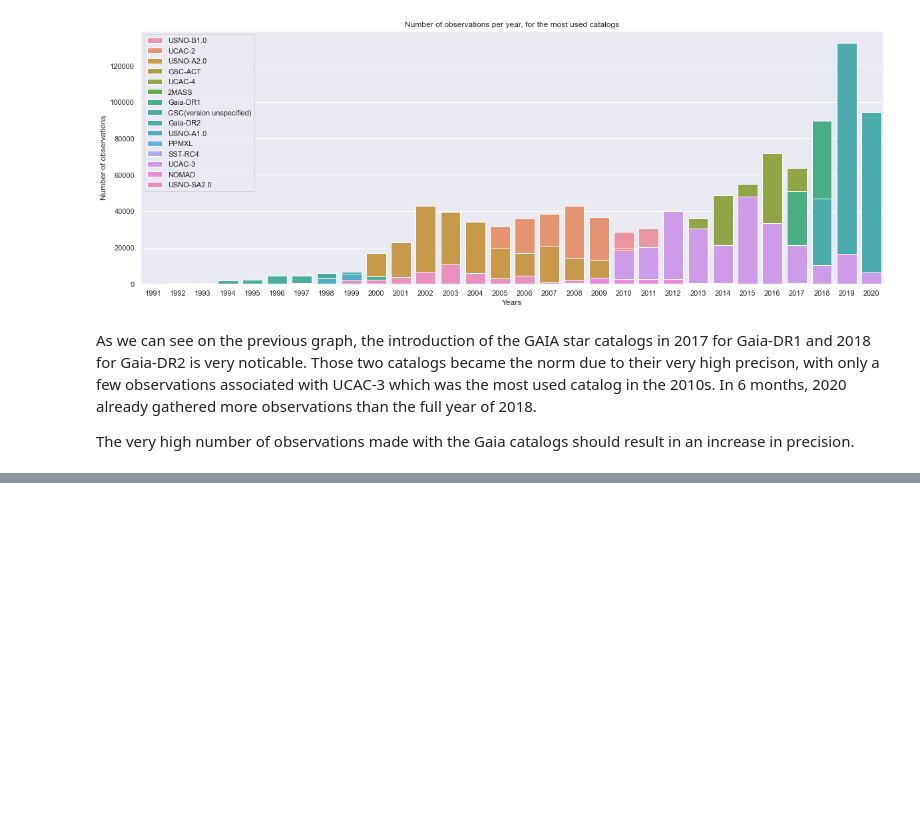
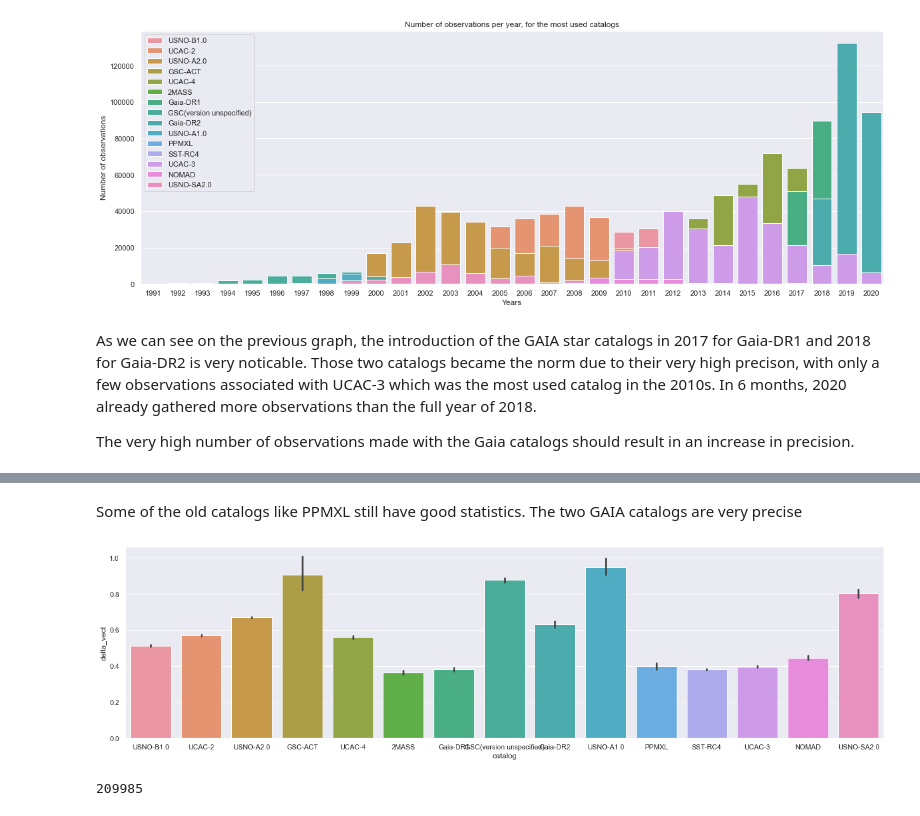
Before and after one commit to Keith-Maxwell/DynAstVO-Stats, a Jupyter notebook: Visualisation_DynAstVO.ipynb, the cells around one changed output, grey strips where cells are left out. Saved outputs shown, nothing was run; the diff lists cells and outputs as text; code cells hidden in the pictures; blank space fills up the shorter version.

```diff
--- a/Visualisation_DynAstVO.ipynb
+++ b/Visualisation_DynAstVO.ipynb
@@ -181,0 +188,2 @@ The very high number of observations made with the Gaia catalogs should result i
+# %%
+OSdata['delta_vect'] = OSdata.apply(lambda row: np.sqrt(row.RA_delta**2 + row.DEC_delta**2), axis=1)
@@ -181,0 +222,10 @@ The very high number of observations made with the Gaia catalogs should result i
+# %% [markdown]
+Some of the old catalogs like PPMXL still have good statistics. The two GAIA catalogs are very precise
+# %%
+ax = sns.catplot(x='catalog', y='delta_vect', data=OSdata[(OSdata['catalog'].isin(MOST_USED_CATALOGS))], ci=99, kind='bar', height=5, aspect=3.5)
+# %% [output]
+[figure, added]
+# %%
+len(OSdata[(OSdata['catalog'].isin(['Gaia-DR2'])) & (OSdata['delta_vect'] <= 0.6)])
+# %% [output]
+209985
```
Also changed, not shown: parts of 15 cells of this notebook.
